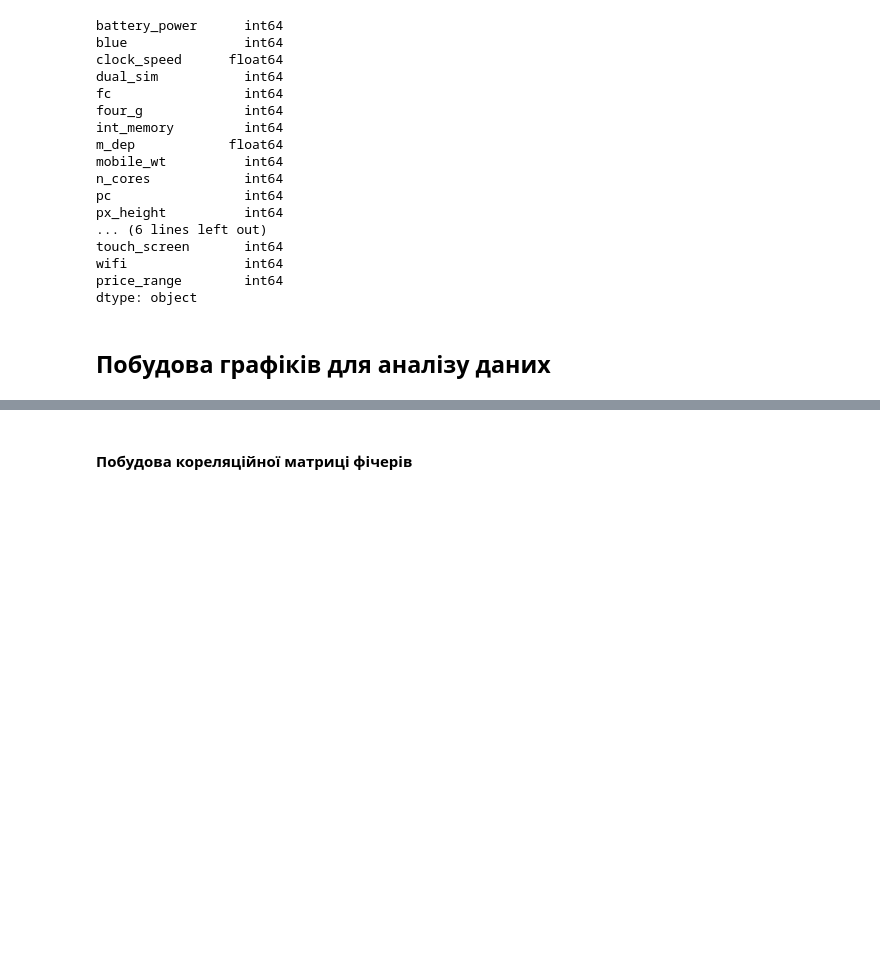
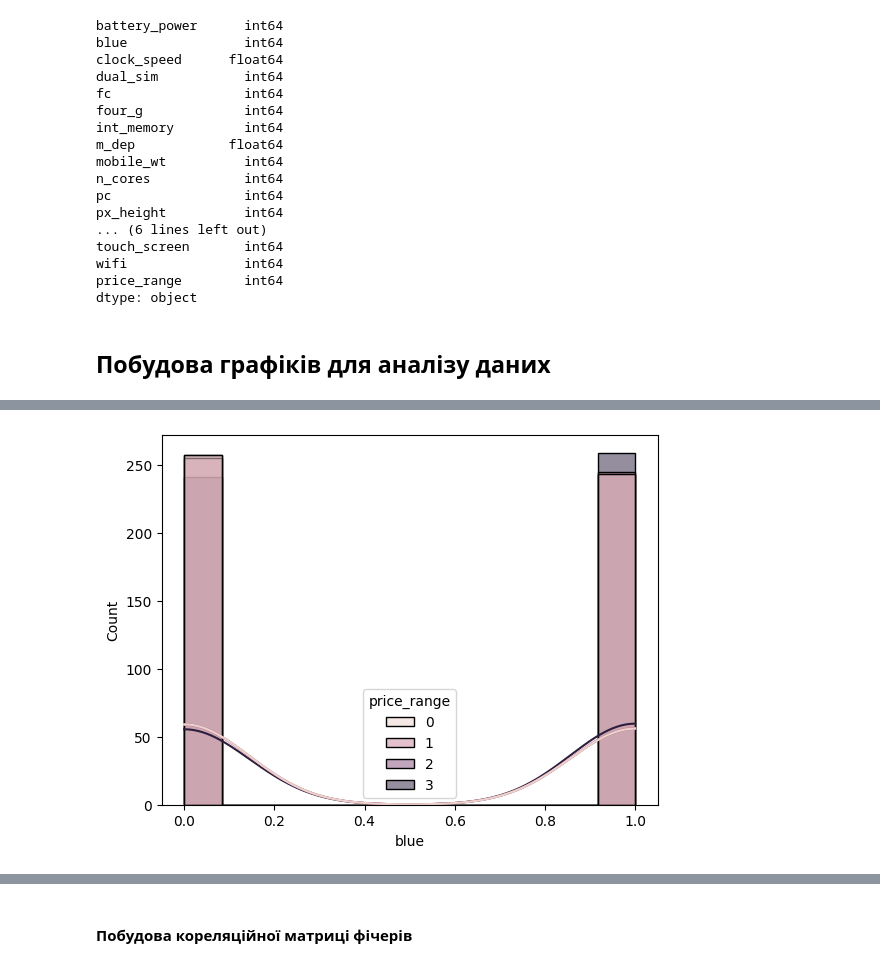
Before and after one commit to avhrst/python-learn, a Jupyter notebook: eda.ipynb, the cells around one changed output, grey strips where cells are left out. Cells and saved outputs as stored; diff of their text form; code cells hidden in the pictures; blank space fills up the shorter version.

```diff
--- a/eda.ipynb
+++ b/eda.ipynb
@@ -117,0 +123,5 @@ dtype: object
+# %%
+sns.histplot(data=df, x='blue', hue='price_range', kde=True)
+plt.show()
+# %% [output]
+[figure, added]
```
Also changed, not shown: parts of 32 cells of this notebook, 3 other files.
